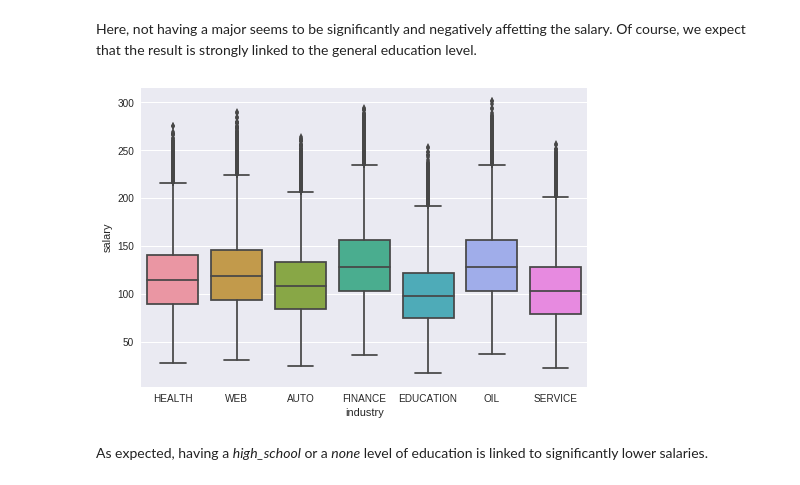
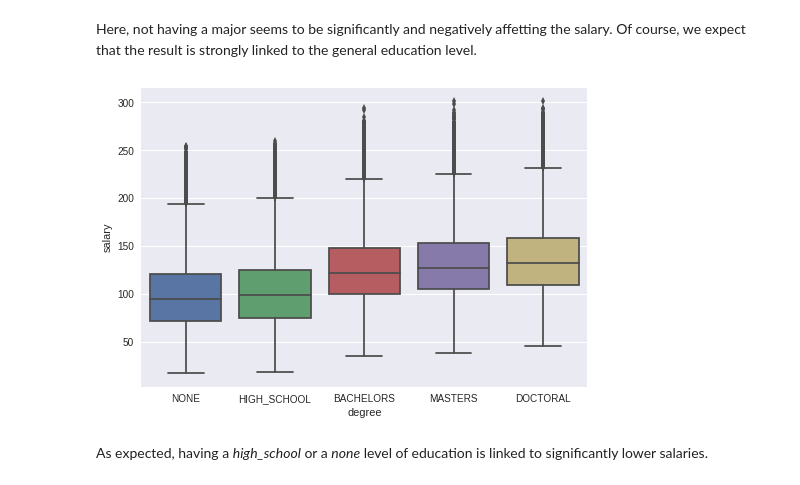
Before and after one commit to liapunov/HRdata, a Jupyter notebook: HRdataNotebook.ipynb, the cells around one changed output. Cells and saved outputs as stored; diff of their text form; code cells hidden in the pictures.

```diff
--- a/HRdataNotebook.ipynb
+++ b/HRdataNotebook.ipynb
@@ -229,8 +229,8 @@ plot_vs_salary(train_feat_salary,"industry")
 # %% [markdown]
 Here, not having a major seems to be significantly and negatively affetting the salary. Of course, we expect that the result is strongly linked to the general education level.
-# %%
-plot_vs_salary(train_feat_salary,"industry")
-# %% [output]
-[figure, removed]
+# %%
+plot_vs_target(train_feat_salary,"degree","salary")
+# %% [output]
+[figure, added]
 # %% [markdown]
 As expected, having a *high_school* or a *none* level of education is linked to significantly lower salaries.
```
Also changed, not shown: parts of 9 cells of this notebook.
